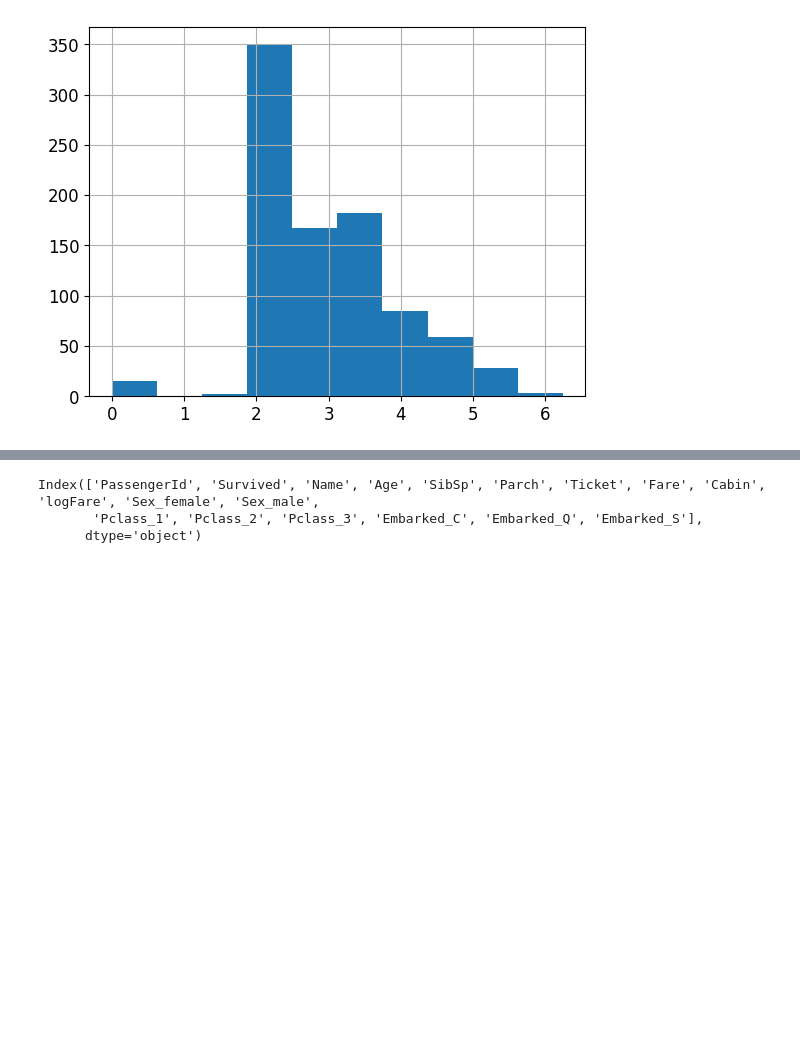
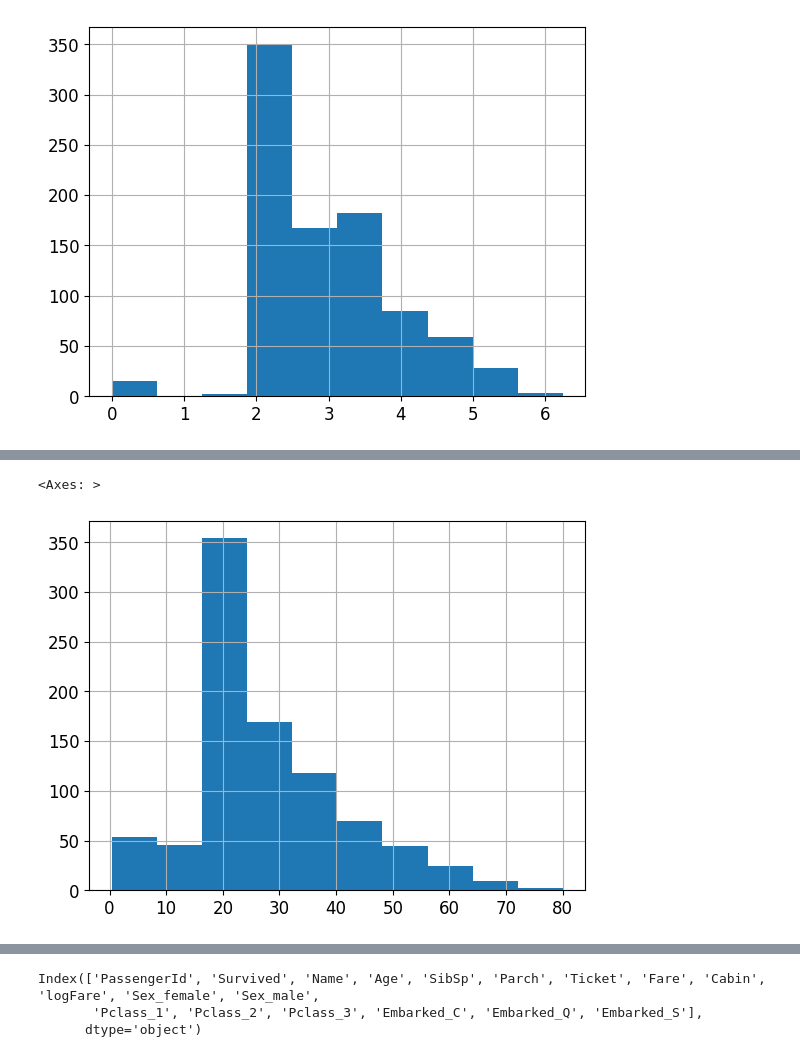
Before and after one commit to SanjaySaatyaki/fast_ai_try_out, a Jupyter notebook: tabular.ipynb, the cells around one changed output, grey strips where cells are left out. Saved outputs shown, nothing was run; the diff lists cells and outputs as text; code cells hidden in the pictures; blank space fills up the shorter version.

```diff
--- a/tabular.ipynb
+++ b/tabular.ipynb
@@ -159 +163,6 @@ df.describe(include=[object])
 | freq | 1 | 577 | 7 | 691 | 646 |
+# %%
+df.Age.hist()
+# %% [output]
+<Axes: >
+[figure, added]
```
Also changed, not shown: parts of 14 cells of this notebook.
